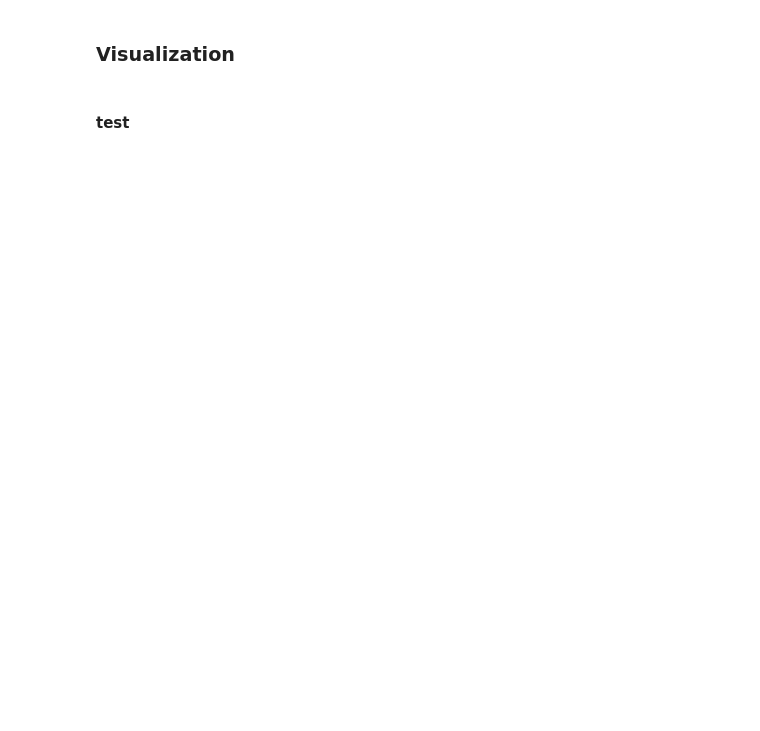
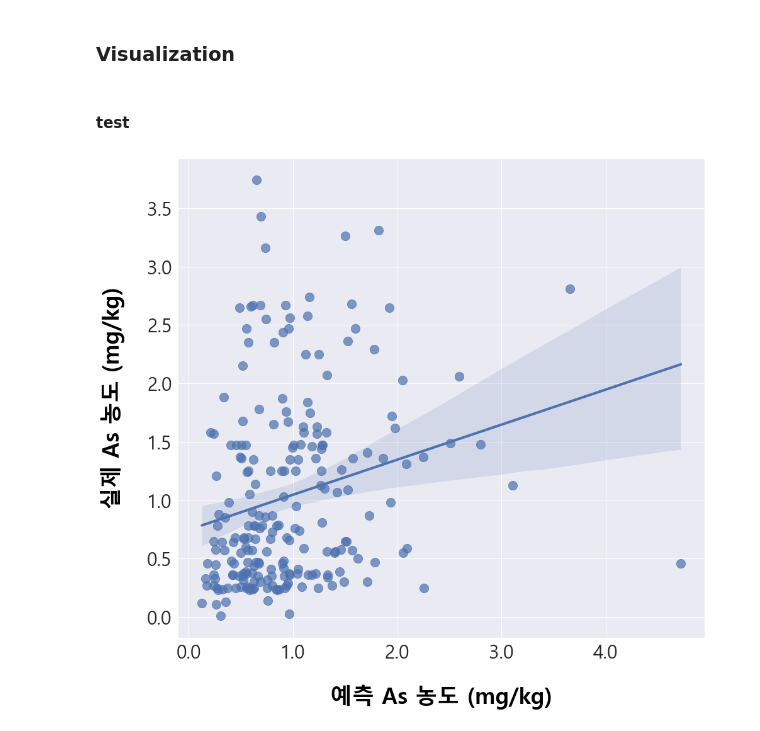
Before and after one commit to jyssys/graduation-thesis, a Jupyter notebook: soil_polution_predict copy.ipynb, the cells around one changed output. Cells and saved outputs as stored; diff of their text form; code cells hidden in the pictures; blank space fills up the shorter version.

```diff
--- a/soil_polution_predict copy.ipynb
+++ b/soil_polution_predict copy.ipynb
@@ -722,6 +774,7 @@ def cb_model(test, mine, X, y):
     cb_pred = np.zeros((test.shape[0]))
     mine_pred = np.zeros((mine.shape[0]))
     rmse_list = []
+    r2_list = []
 
     for tr_idx, val_idx in kf.split(X, y) :
         tr_x, tr_y = X.iloc[tr_idx], y.iloc[tr_idx]
@@ -733,24 +786,41 @@ def cb_model(test, mine, X, y):
         rmse = np.sqrt(mean_squared_error(np.expm1(val_y), pred))
         rmse_list.append(rmse)
 
+        r2 = cal_val_r2(np.array(pred), np.array(np.expm1(val_y)))
+        r2_list.append(r2)
+
         sub_pred = np.expm1([0 if x < 0 else x for x in cb.predict(test)]) / 20
         sub_pred_2 = np.expm1([0 if x < 0 else x for x in cb.predict(mine)]) / 20
 
         cb_pred += sub_pred
         mine_pred += sub_pred_2
 
-    print(f'{cb.__class__.__name__}의 20fold 평균 RMSE는 {np.mean(rmse_list)}')
+    print(f'Validation {cb.__class__.__name__}의 20fold 평균 RMSE는 {np.mean(rmse_list)}')
+    print(f'Validation {cb.__class__.__name__}의 20fold 평균 R2는 {np.mean(r2_list)}')
+
     return cb_pred, mine_pred
 
 def cb_train_model(X, y):
     cb = CatBoostRegressor(random_state = 605, silent = True, depth = 4, learning_rate = 0.1)
 
-    cb.fit(X, y)
-    train_pred = np.expm1([0 if x < 0 else x for x in cb.predict(X)])
-    #r2 = cal_train_r2(train_pred, np.expm1(y))
-    r2 = r2_score(np.expm1(y), train_pred)
+    rmse_list = []
+    r2_list = []
 
-    print(f'R2 score는 {r2}')
+    for tr_idx, val_idx in kf.split(X, y) :
+        tr_x, tr_y = X.iloc[tr_idx], y.iloc[tr_idx]
+        val_x, val_y = X.iloc[val_idx], y.iloc[val_idx]
+
+        cb.fit(tr_x, tr_y)
+        pred = np.expm1([0 if x < 0 else x for x in cb.predict(tr_x)])
+
+        rmse = np.sqrt(mean_squared_error(np.expm1(tr_y), pred))
+        rmse_list.append(rmse)
+
+        r2 = r2_score(np.expm1(tr_y), np.array(pred))
+        r2_list.append(r2)
+
+    print(f'Train {cb.__class__.__name__}의 20fold 평균 RMSE는 {np.mean(rmse_list)}')
+    print(f'Train {cb.__class__.__name__}의 20fold 평균 R2는 {np.mean(r2_list)}')
 # %%
 As_cb_pred, As_cb_mine_pred = cb_model(As_test, As_yj_mine_data, As_X, As_y)
 # %% [output]
@@ -1272,0 +1387,12 @@ vis_Ni_list = [ngb_Ni_test, rf_Ni_test, etc_Ni_test, gb_Ni_test, cb_Ni_test, lgb
+# %%
+#plt.title('NGBregressor를 이용하여 예측한 As의 선형 그래프', fontdict={'color': 'black', 'weight': 'bold', 'size': 25}, pad=40)
+#plt.scatter(ngb_As_test['As_value'], ngb_As_test['As_real_value'], marker='D', alpha=0.5)
+plt.xticks(fontsize = 30)
+plt.gca().xaxis.set_major_formatter(FormatStrFormatter('%.1f'))
+plt.yticks(fontsize = 30)
+sns.regplot(ngb_As_test['As_value'], ngb_As_test['As_real_value'], scatter_kws={'s': 200, 'alpha': 0.7}, line_kws={'linewidth':4})
+plt.xlabel('예측 As 농도 (mg/kg)', fontdict={'color': 'black', 'size': 35, 'weight': 'bold'}, labelpad=35)
+plt.ylabel('실제 As 농도 (mg/kg)', fontdict={'color': 'black', 'size': 35, 'weight': 'bold'}, labelpad=35)
+plt.show()
+# %% [output]
+[figure, added]
```
Also changed, not shown: parts of 68 cells of this notebook, 37 other files.
